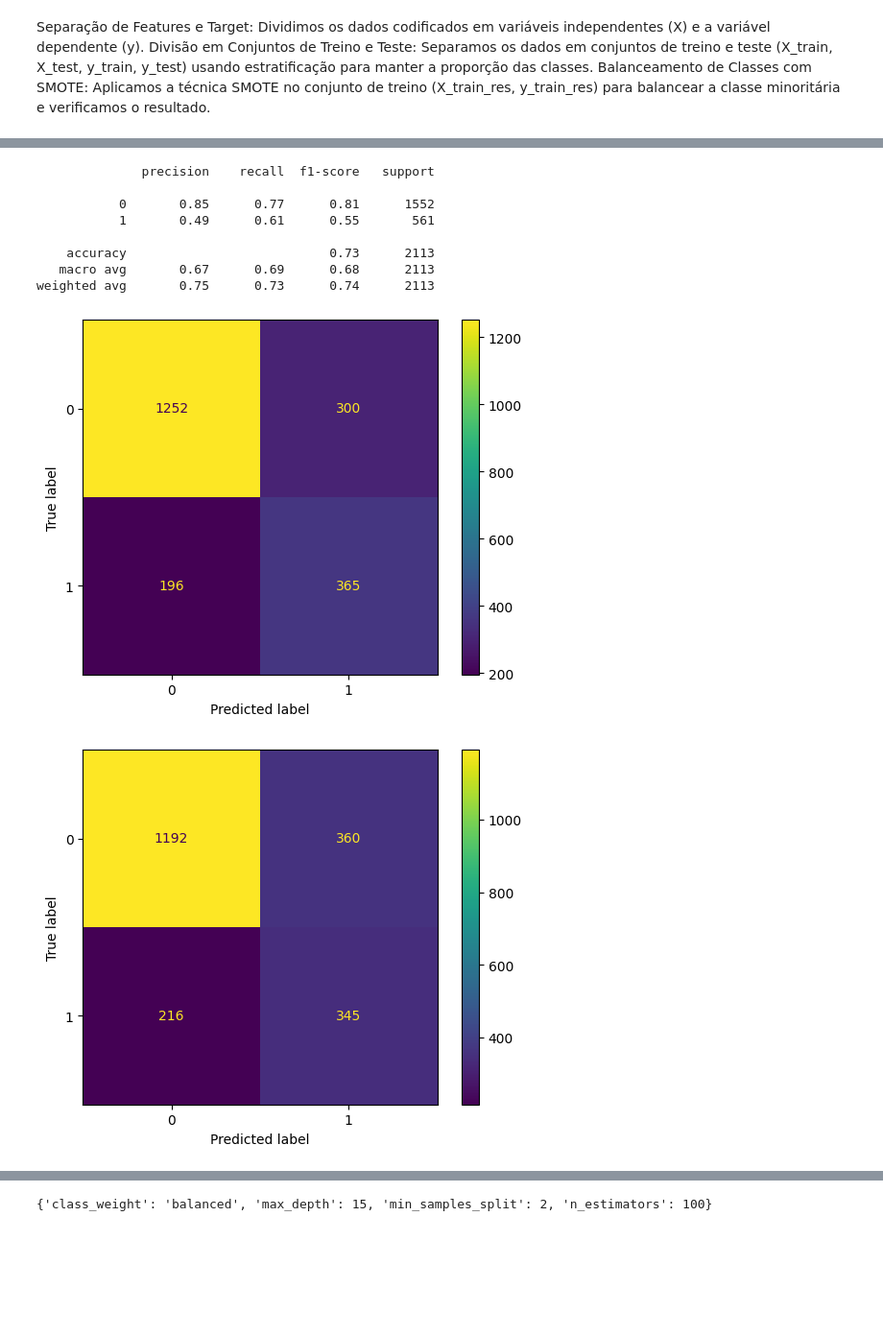
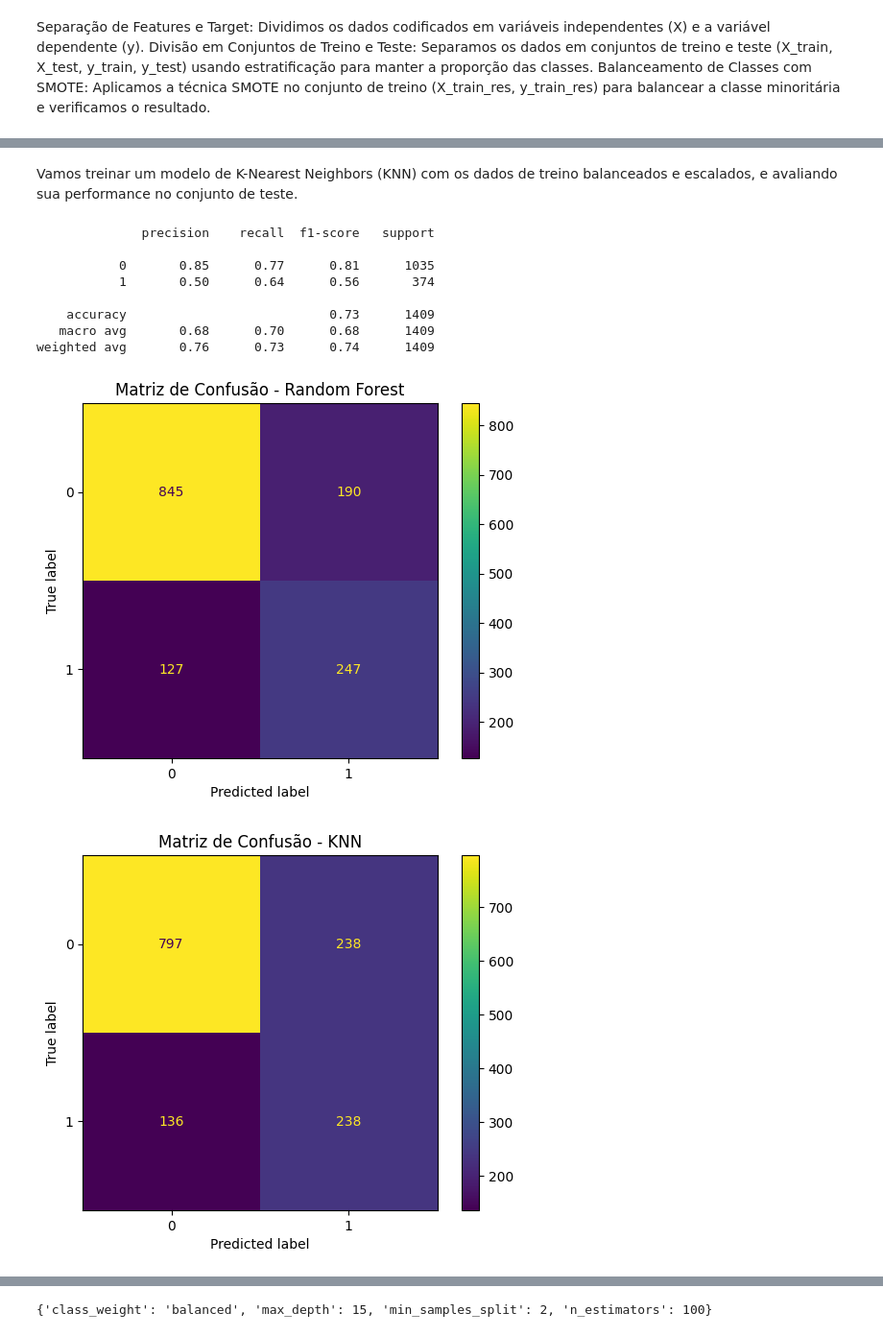
Before and after one commit to tluistorres/Cursos, a Jupyter notebook: TelecomX_parte2_BR.ipynb, the cells around one changed output, grey strips where cells are left out. Shown at 96% size. Cells and saved outputs as stored; diff of their text form; code cells hidden in the pictures; blank space fills up the shorter version.

```diff
--- a/TelecomX_parte2_BR.ipynb
+++ b/TelecomX_parte2_BR.ipynb
@@ -54,0 +58,13 @@ Codificação de Variáveis Categóricas: Transformamos as colunas categóricas
+# %%
+# Carregue os dados do arquivo CSV
+dados = pd.read_csv('dados_tratados.csv')
+
+# Calcule a contagem de cada valor na coluna Cancelou
+contagem_cancelou = dados['Cancelou'].value_counts()
+print("Contagem de cada valor:")
+print(contagem_cancelou)
+
+# Calcule a proporção de cada valor na coluna Cancelou
+dados_ativos_proporcao = (dados['Cancelou'].value_counts() / len(dados)) * 100
+print("\nProporção de cada valor:")
+print(dados_ativos_proporcao)
@@ -161,11 +239,24 @@ from sklearn.model_selection import train_test_split
 # %%
+from sklearn.model_selection import train_test_split
+from imblearn.over_sampling import SMOTE
+import pandas as pd
+
+# Separação de Features e Target
 X = dados_encoded.drop('Cancelou_Yes', axis=1)
 y = dados_encoded['Cancelou_Yes']
 
+# Divisão em Conjuntos de Treino e Teste com estratificação
+X_train, X_test, y_train, y_test = train_test_split(X, y, test_size=0.2, random_state=42, stratify=y)
 
-X_train, X_test, y_train, y_test = train_test_split(X, y, test_size=0.3, stratify=y, random_state=42)
+# Verifique a proporção das classes antes do balanceamento
+print("Proporção das classes antes do balanceamento:")
+print(y_train.value_counts())
 
-smote= SMOTE(random_state=42)
+# Balanceamento de Classes com SMOTE
+smote = SMOTE(random_state=42)
 X_train_res, y_train_res = smote.fit_resample(X_train, y_train)
+
+# Verifique a proporção das classes após o balanceamento
+print("Proporção das classes após o balanceamento:")
 print(y_train_res.value_counts())
 # %% [output]
@@ -198,3 +295,5 @@ weighted avg       0.78      0.77      0.77      2113
+# %% [markdown]
+Vamos treinar um modelo de K-Nearest Neighbors (KNN) com os dados de treino balanceados e escalados, e avaliando sua performance no conjunto de teste.
 # %%
 from sklearn.preprocessing import StandardScaler
 from sklearn.neighbors import KNeighborsClassifier
@@ -212,21 +311,27 @@ print(classification_report(y_test, Y_pred_knn))
 # %% [output]
               precision    recall  f1-score   support
 
-           0       0.85      0.77      0.81      1552
-           1       0.49      0.61      0.55       561
+           0       0.85      0.77      0.81      1035
+           1       0.50      0.64      0.56       374
 
-    accuracy                           0.73      2113
-   macro avg       0.67      0.69      0.68      2113
-weighted avg       0.75      0.73      0.74      2113
+    accuracy                           0.73      1409
+   macro avg       0.68      0.70      0.68      1409
+weighted avg       0.76      0.73      0.74      1409
 # %%
 from sklearn.metrics import confusion_matrix, ConfusionMatrixDisplay
+import matplotlib.pyplot as plt
 
+# Matriz de confusão para o modelo Random Forest
 cm_rf = confusion_matrix(y_test, y_pred)
+ConfusionMatrixDisplay(cm_rf).plot()
+plt.title("Matriz de Confusão - Random Forest")
+plt.show()
 
-ConfusionMatrixDisplay(cm_rf).plot();
-
+# Matriz de confusão para o modelo KNN
 cm_knn = confusion_matrix(y_test, Y_pred_knn)
-ConfusionMatrixDisplay(cm_knn).plot();
+ConfusionMatrixDisplay(cm_knn).plot()
+plt.title("Matriz de Confusão - KNN")
+plt.show()
 # %% [output]
-[figure, old version]
+[figure, new version]
-[figure, old version]
+[figure, new version]
```
Also changed, not shown: parts of 34 cells of this notebook.
